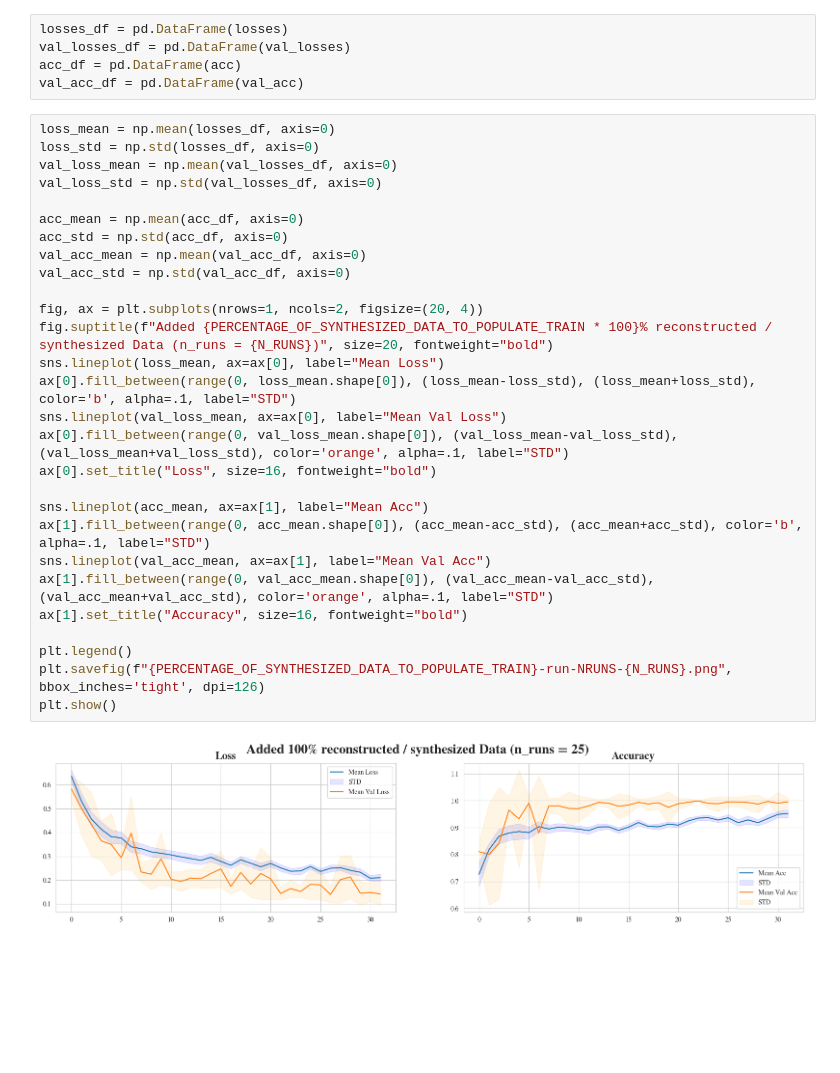
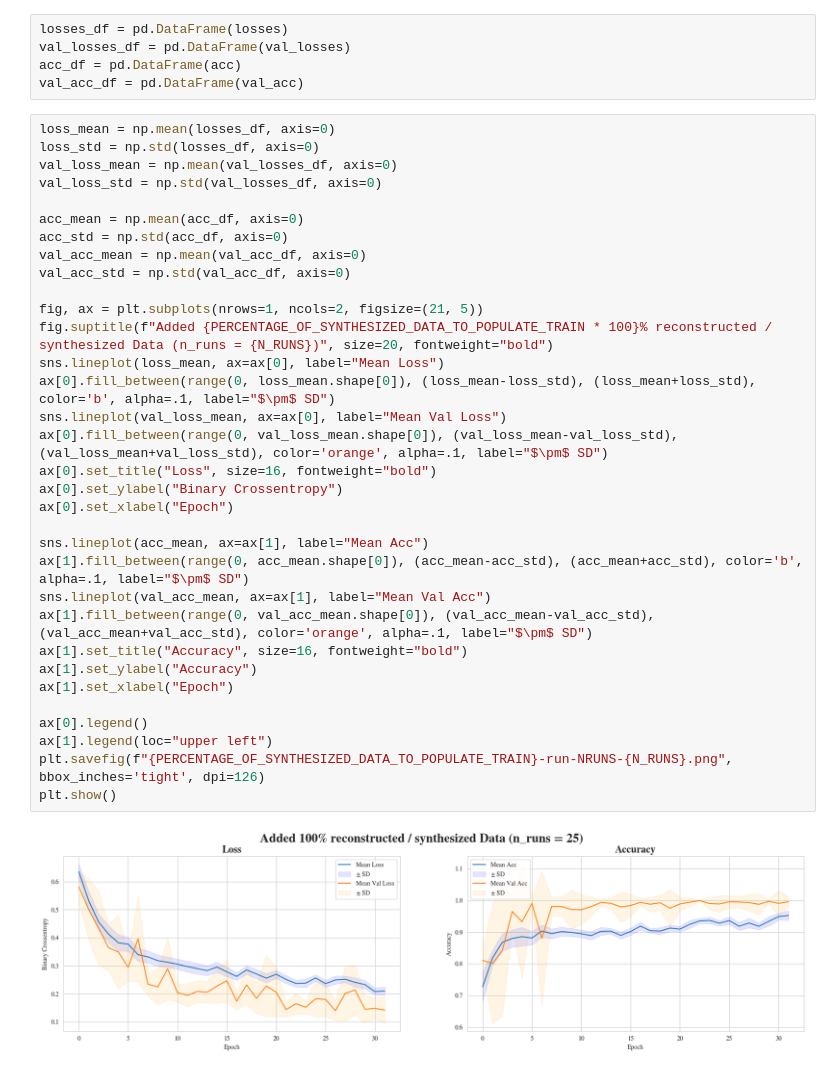
Before and after one commit to negralessio/biosignals-gen-ai, a Jupyter notebook: notebooks/eegnet.ipynb, the cells around one changed output. Saved outputs shown, nothing was run; the diff lists cells and outputs as text; blank space fills up the shorter version.

```diff
--- a/notebooks/eegnet.ipynb
+++ b/notebooks/eegnet.ipynb
@@ -247,30 +247,35 @@ val_acc_df = pd.DataFrame(val_acc)
 # %%
 loss_mean = np.mean(losses_df, axis=0)
 loss_std = np.std(losses_df, axis=0)
 val_loss_mean = np.mean(val_losses_df, axis=0)
 val_loss_std = np.std(val_losses_df, axis=0)
 
 acc_mean = np.mean(acc_df, axis=0)
 acc_std = np.std(acc_df, axis=0)
 val_acc_mean = np.mean(val_acc_df, axis=0)
 val_acc_std = np.std(val_acc_df, axis=0)
 
-fig, ax = plt.subplots(nrows=1, ncols=2, figsize=(20, 4))
+fig, ax = plt.subplots(nrows=1, ncols=2, figsize=(21, 5))
 fig.suptitle(f"Added {PERCENTAGE_OF_SYNTHESIZED_DATA_TO_POPULATE_TRAIN * 100}% reconstructed / synthesized Data (n_runs = {N_RUNS})", size=20, fontweight="bold")
 sns.lineplot(loss_mean, ax=ax[0], label="Mean Loss")
-ax[0].fill_between(range(0, loss_mean.shape[0]), (loss_mean-loss_std), (loss_mean+loss_std), color='b', alpha=.1, label="STD")
+ax[0].fill_between(range(0, loss_mean.shape[0]), (loss_mean-loss_std), (loss_mean+loss_std), color='b', alpha=.1, label="$\pm$ SD")
 sns.lineplot(val_loss_mean, ax=ax[0], label="Mean Val Loss")
-ax[0].fill_between(range(0, val_loss_mean.shape[0]), (val_loss_mean-val_loss_std), (val_loss_mean+val_loss_std), color='orange', alpha=.1, label="STD")
+ax[0].fill_between(range(0, val_loss_mean.shape[0]), (val_loss_mean-val_loss_std), (val_loss_mean+val_loss_std), color='orange', alpha=.1, label="$\pm$ SD")
 ax[0].set_title("Loss", size=16, fontweight="bold")
+ax[0].set_ylabel("Binary Crossentropy")
+ax[0].set_xlabel("Epoch")
 
 sns.lineplot(acc_mean, ax=ax[1], label="Mean Acc")
-ax[1].fill_between(range(0, acc_mean.shape[0]), (acc_mean-acc_std), (acc_mean+acc_std), color='b', alpha=.1, label="STD")
+ax[1].fill_between(range(0, acc_mean.shape[0]), (acc_mean-acc_std), (acc_mean+acc_std), color='b', alpha=.1, label="$\pm$ SD")
 sns.lineplot(val_acc_mean, ax=ax[1], label="Mean Val Acc")
-ax[1].fill_between(range(0, val_acc_mean.shape[0]), (val_acc_mean-val_acc_std), (val_acc_mean+val_acc_std), color='orange', alpha=.1, label="STD")
+ax[1].fill_between(range(0, val_acc_mean.shape[0]), (val_acc_mean-val_acc_std), (val_acc_mean+val_acc_std), color='orange', alpha=.1, label="$\pm$ SD")
 ax[1].set_title("Accuracy", size=16, fontweight="bold")
+ax[1].set_ylabel("Accuracy")
+ax[1].set_xlabel("Epoch")
 
-plt.legend()
+ax[0].legend()
+ax[1].legend(loc="upper left")
 plt.savefig(f"{PERCENTAGE_OF_SYNTHESIZED_DATA_TO_POPULATE_TRAIN}-run-NRUNS-{N_RUNS}.png", bbox_inches='tight', dpi=126)
 plt.show()
 # %% [output]
-[figure, old version]
+[figure, new version]
```
Also changed, not shown: parts of 5 cells of this notebook.
